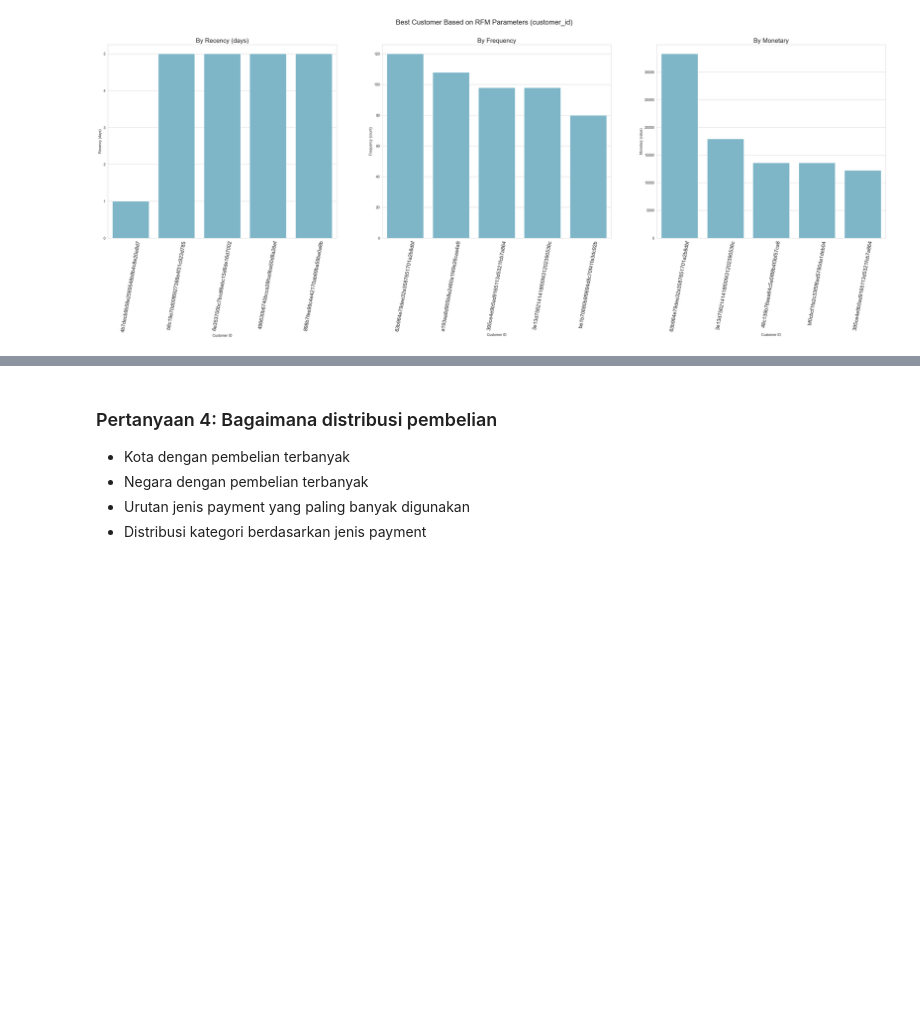
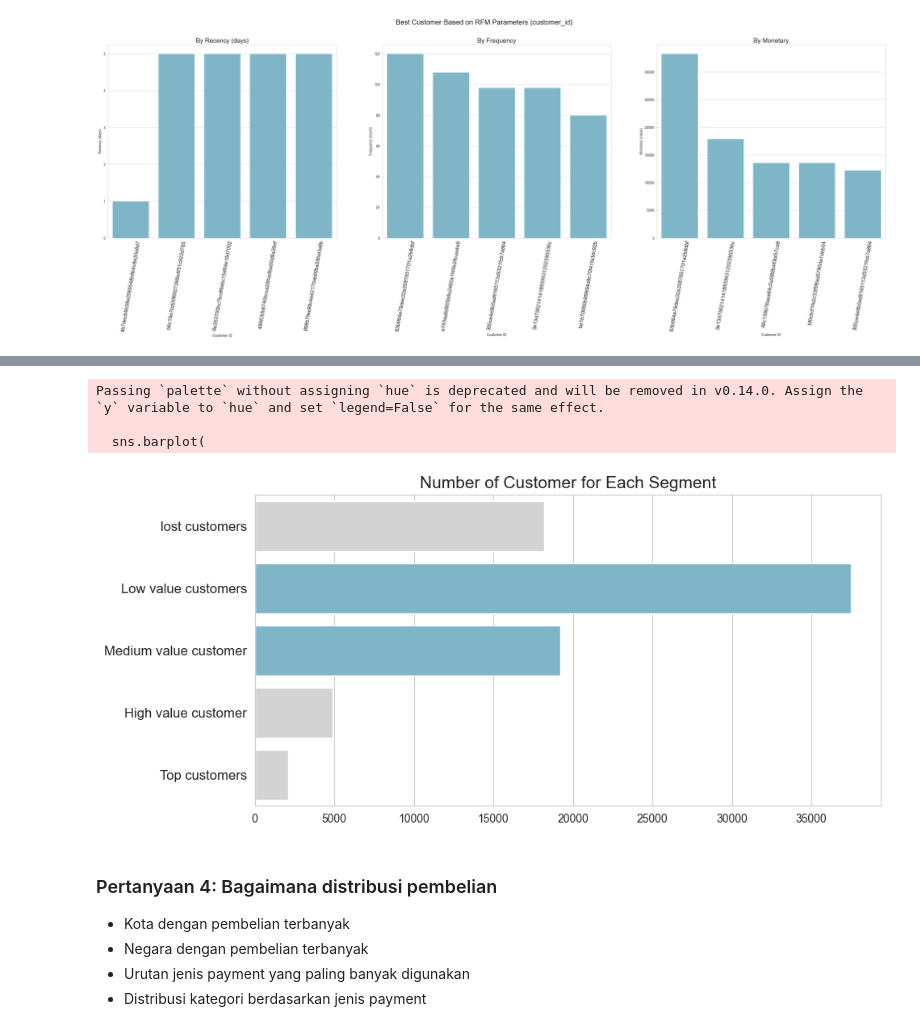
Before and after one commit to DzqKyy/Dashboard-Ecommerce, a Jupyter notebook: notebook.ipynb, the cells around one changed output, grey strips where cells are left out. Cells and saved outputs as stored; diff of their text form; code cells hidden in the pictures; blank space fills up the shorter version.

```diff
--- a/notebook.ipynb
+++ b/notebook.ipynb
@@ -1487,0 +1521,6 @@ Passing `palette` without assigning `hue` is deprecated and will be removed in v
+# %%
+rfm['RFM_score'] = 0.15*rfm['r_rank_norm']+0.28 * \
+    rfm['f_rank_norm']+0.57*rfm['m_rank_norm']
+rfm['RFM_score'] *= 0.05
+rfm = rfm.round(2)
+rfm[['customer_id', 'RFM_score']].head(7)
@@ -1487,0 +1538,8 @@ Passing `palette` without assigning `hue` is deprecated and will be removed in v
+# %%
+rfm["customer_segment"] = np.where(
+    rfm['RFM_score'] > 4.5, "Top customers", (np.where(
+        rfm['RFM_score'] > 4, "High value customer",(np.where(
+            rfm['RFM_score'] > 3, "Medium value customer", np.where(
+                rfm['RFM_score'] > 1.6, 'Low value customers', 'lost customers'))))))
+
+rfm[['customer_id', 'RFM_score', 'customer_segment']].head(20)
@@ -1487,0 +1564,3 @@ Passing `palette` without assigning `hue` is deprecated and will be removed in v
+# %%
+customer_segment_df = rfm.groupby(by="customer_segment", as_index=False).customer_id.nunique()
+customer_segment_df
@@ -1488,3 +1574,28 @@ Passing `palette` without assigning `hue` is deprecated and will be removed in v
+# %%
+customer_segment_df['customer_segment'] = pd.Categorical(customer_segment_df['customer_segment'], [
+    "lost customers", "Low value customers", "Medium value customer",
+    "High value customer", "Top customers"
+])
+# %%
+plt.figure(figsize=(10, 5))
+colors_ = ["#D3D3D3", "#72BCD4", "#72BCD4", "#D3D3D3", "#D3D3D3"]
+
+sns.barplot(
+    x="customer_id",
+    y="customer_segment",
+    data=customer_segment_df.sort_values(by="customer_segment", ascending=False),
+    palette=colors_
+)
+plt.title("Number of Customer for Each Segment", loc="center", fontsize=15)
+plt.ylabel(None)
+plt.xlabel(None)
+plt.tick_params(axis='y', labelsize=12)
+plt.show()
+# %% [output]
+Passing `palette` without assigning `hue` is deprecated and will be removed in v0.14.0. Assign the `y` variable to `hue` and set `legend=False` for the same effect.
+
+  sns.barplot(
+[figure, added]
 # %% [markdown]
 ### Pertanyaan 4: Bagaimana distribusi pembelian
 - Kota dengan pembelian terbanyak
```
Also changed, not shown: parts of 18 cells of this notebook, 2 other files.
